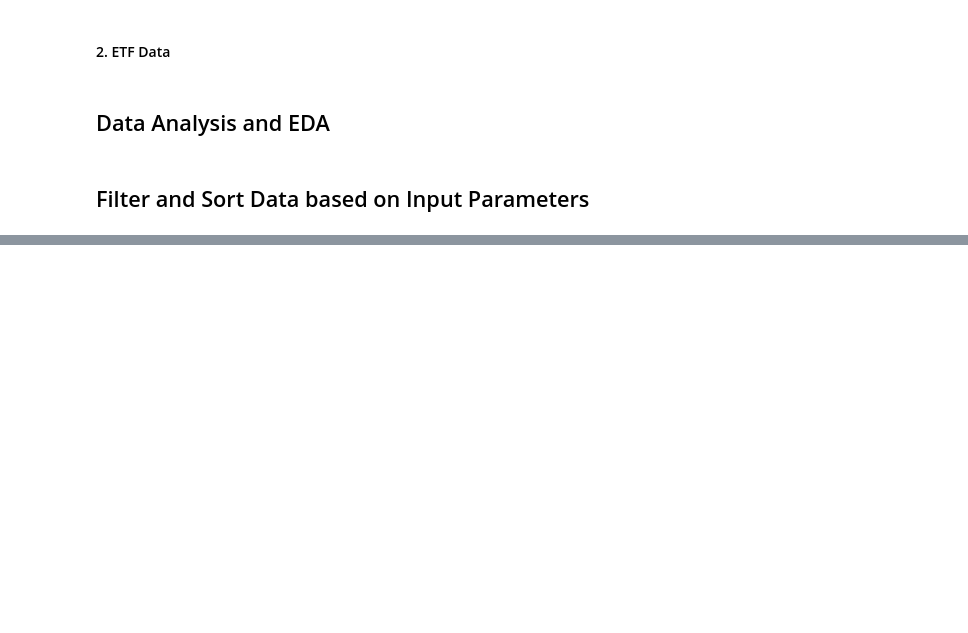
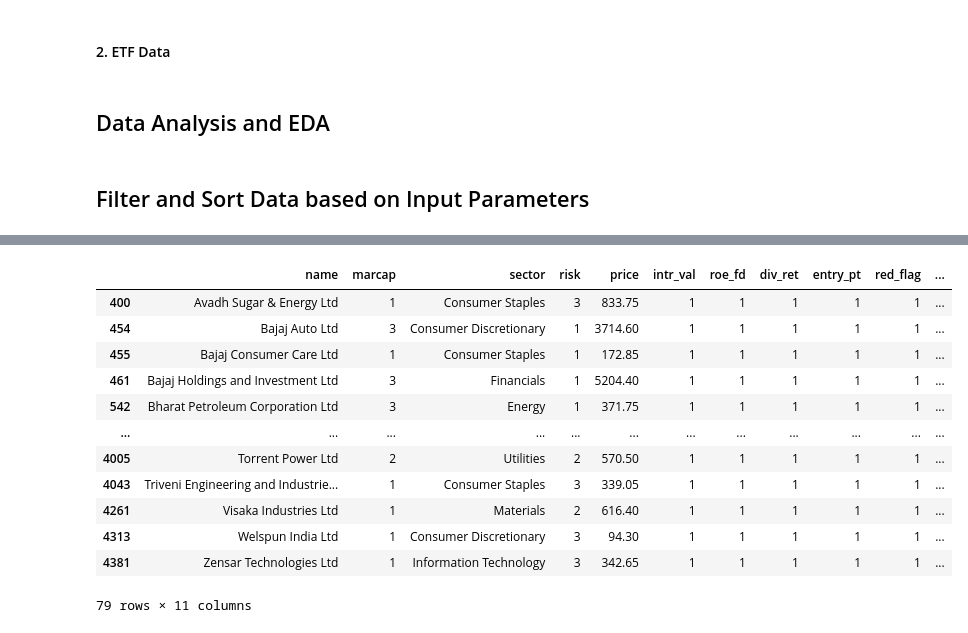
Before and after one commit to mratanusarkar/Web-Scraping-tickertapeIN, a Jupyter notebook: Notebooks/filter_and_sort_tickertapeIN_data.ipynb, the cells around one changed output, grey strips where cells are left out. Cells and saved outputs as stored; diff of their text form; code cells hidden in the pictures; blank space fills up the shorter version.

Commit message:
added basic filtering & sorting for stocks

```diff
--- a/Notebooks/filter_and_sort_tickertapeIN_data.ipynb
+++ b/Notebooks/filter_and_sort_tickertapeIN_data.ipynb
@@ -295,0 +316,16 @@ memory usage: 378.6+ KB
+# %%
+stockDf.loc[stockDf['intr_val'] > 0].loc[stockDf['roe_fd'] > 0].loc[stockDf['div_ret'] > 0].loc[stockDf['entry_pt'] > 0].loc[stockDf['red_flag'] > 0].loc[stockDf.recommend.notna()]
+# %% [output]
+|  | name | marcap | sector | risk | price | intr_val | roe_fd | div_ret | entry_pt | red_flag | ... |
+| 400 | Avadh Sugar & Energy Ltd | 1 | Consumer Staples | 3 | 833.75 | 1 | 1 | 1 | 1 | 1 | ... |
+| 454 | Bajaj Auto Ltd | 3 | Consumer Discretionary | 1 | 3714.60 | 1 | 1 | 1 | 1 | 1 | ... |
+| 455 | Bajaj Consumer Care Ltd | 1 | Consumer Staples | 1 | 172.85 | 1 | 1 | 1 | 1 | 1 | ... |
+| 461 | Bajaj Holdings and Investment Ltd | 3 | Financials | 1 | 5204.40 | 1 | 1 | 1 | 1 | 1 | ... |
+| 542 | Bharat Petroleum Corporation Ltd | 3 | Energy | 1 | 371.75 | 1 | 1 | 1 | 1 | 1 | ... |
+| ... | ... | ... | ... | ... | ... | ... | ... | ... | ... | ... | ... |
+| 4005 | Torrent Power Ltd | 2 | Utilities | 2 | 570.50 | 1 | 1 | 1 | 1 | 1 | ... |
+| 4043 | Triveni Engineering and Industrie... | 1 | Consumer Staples | 3 | 339.05 | 1 | 1 | 1 | 1 | 1 | ... |
+| 4261 | Visaka Industries Ltd | 1 | Materials | 2 | 616.40 | 1 | 1 | 1 | 1 | 1 | ... |
+| 4313 | Welspun India Ltd | 1 | Consumer Discretionary | 3 | 94.30 | 1 | 1 | 1 | 1 | 1 | ... |
+| 4381 | Zensar Technologies Ltd | 1 | Information Technology | 3 | 342.65 | 1 | 1 | 1 | 1 | 1 | ... |
+79 rows × 11 columns
```
Also changed, not shown: parts of 15 cells of this notebook.
